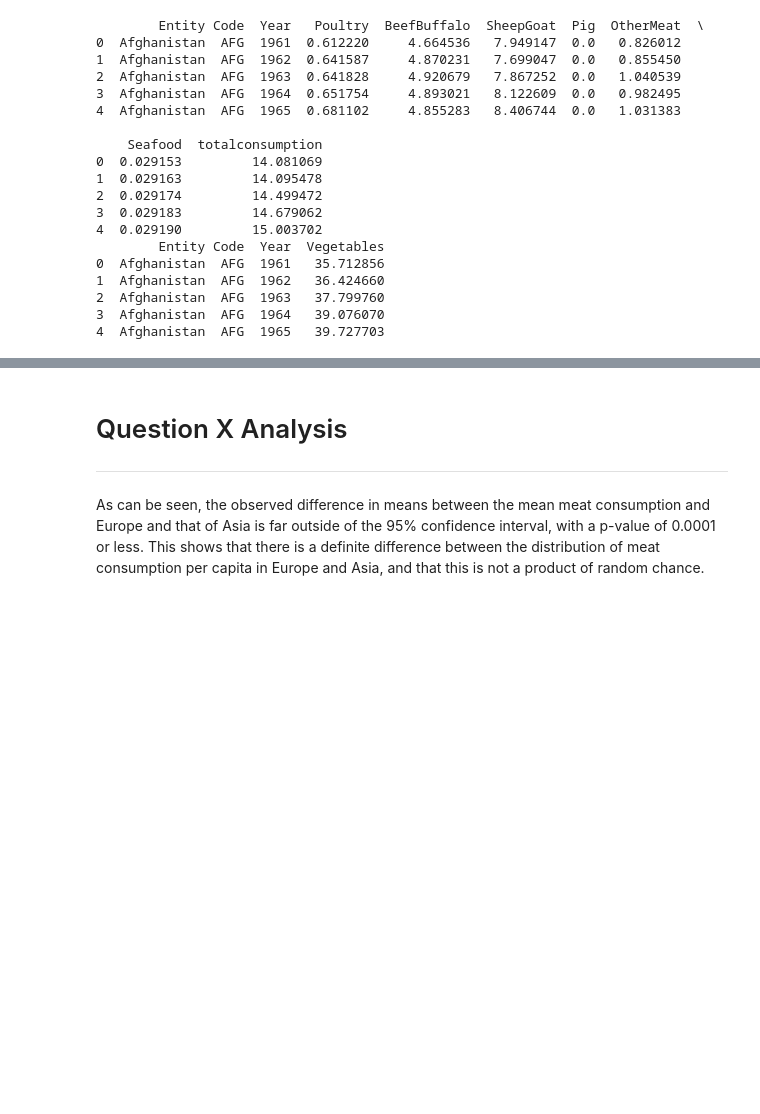
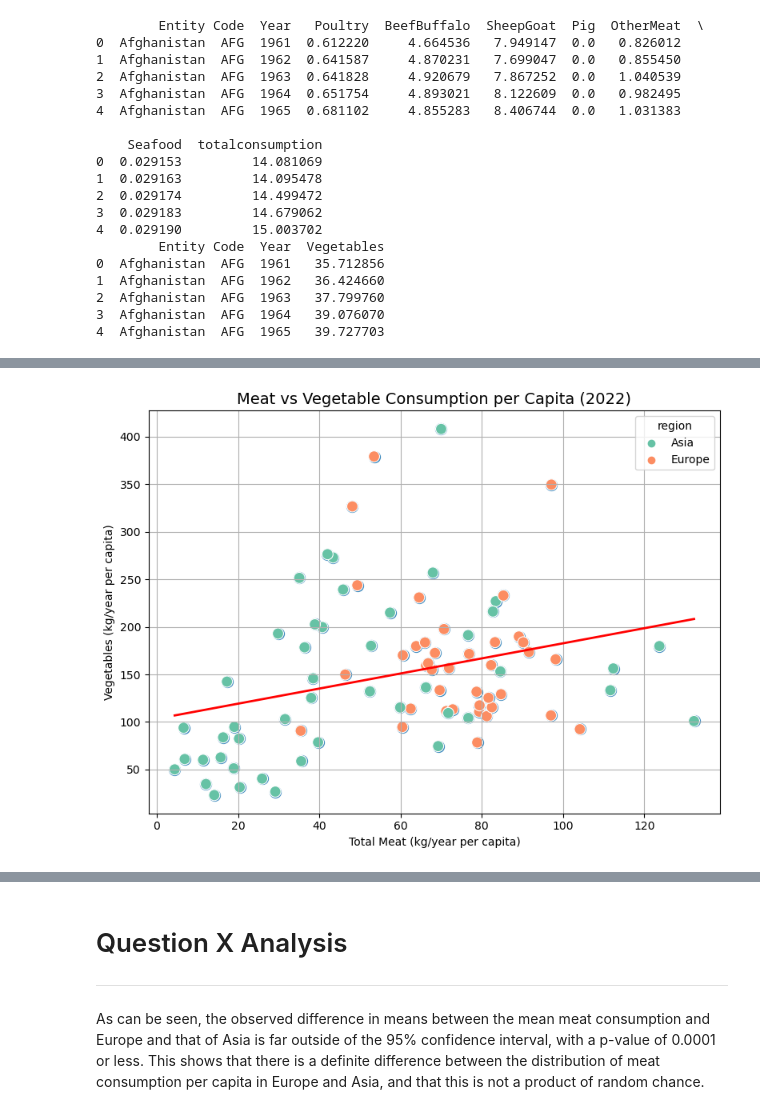
Before and after one commit to Tako870/tddm-ca, a Jupyter notebook: CA.ipynb, the cells around one changed output, grey strips where cells are left out. Cells and saved outputs as stored; diff of their text form; code cells hidden in the pictures; blank space fills up the shorter version.

```diff
--- a/CA.ipynb
+++ b/CA.ipynb
@@ -417,0 +314,42 @@ Two-sided p-value:             0.0000
+# %%
+import pandas as pd
+import seaborn as sns
+import matplotlib.pyplot as plt
+
+# Load the dataset
+merged_df = pd.read_csv("datasets/merged_meat_fruit_veg.csv")
+
+# Filter for 2022 data
+merged_2022 = merged_df[merged_df['Year'] == 2022]
+
+# Create scatterplot with regression line
+plt.figure(figsize=(8, 6))
+sns.regplot(
+    data=merged_2022,
+    x='Total_Meat_kg_per_capita',
+    y='Vegetables_kg_per_capita',
+    scatter_kws={'s': 100, 'alpha': 0.8},  # point size & transparency
+    line_kws={'color': 'red', 'lw': 2},    # regression line style
+    ci=None,                               # no confidence band
+    marker='o'
+)
+
+# Overlay points with color by region
+sns.scatterplot(
+    data=merged_2022,
+    x='Total_Meat_kg_per_capita',
+    y='Vegetables_kg_per_capita',
+    hue='region',
+    palette='Set2',
+    s=100,
+    legend=True
+)
+
+plt.title('Meat vs Vegetable Consumption per Capita (2022)', fontsize=14)
+plt.xlabel('Total Meat (kg/year per capita)')
+plt.ylabel('Vegetables (kg/year per capita)')
+plt.grid(True)
+plt.tight_layout()
+plt.show()
+# %% [output]
+[figure, added]
```
Also changed, not shown: parts of 10 cells of this notebook.
